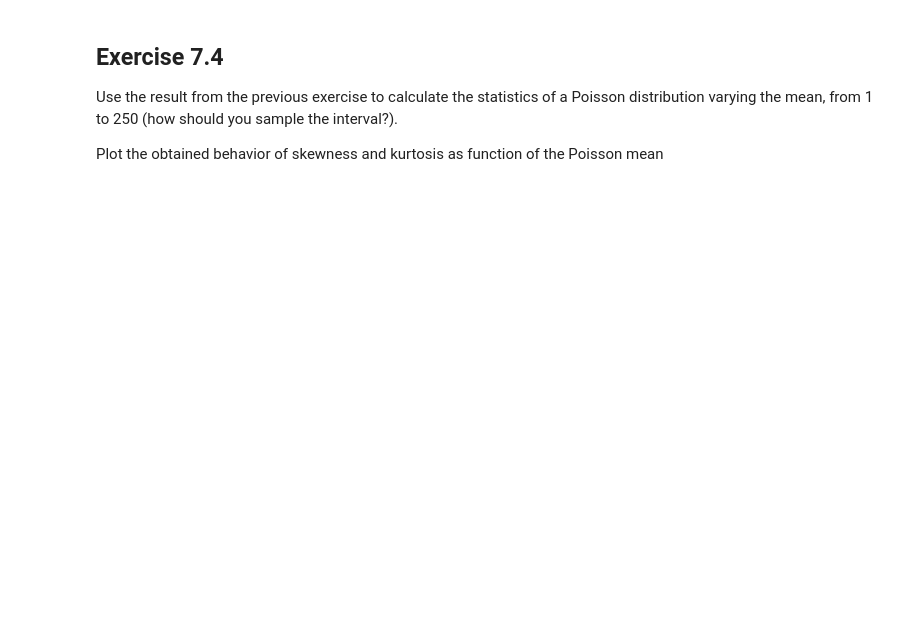
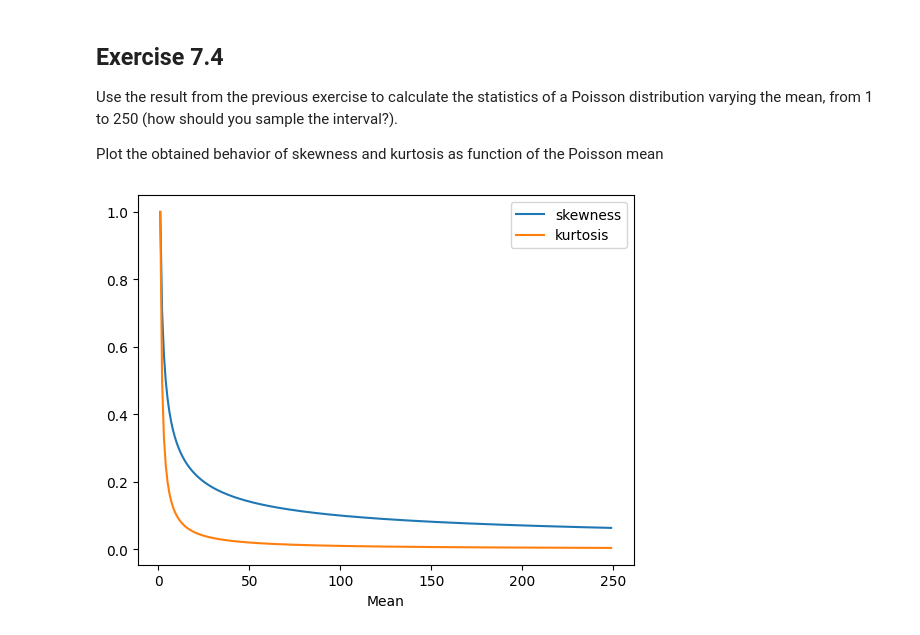
Before and after one commit to CarminatiGiovanni/LaboratorioCalcoloEStatistica, a Jupyter notebook: exercises_7_131123.ipynb, the cells around one changed output. Saved outputs shown, nothing was run; the diff lists cells and outputs as text; code cells hidden in the pictures; blank space fills up the shorter version.

```diff
--- a/exercises_7_131123.ipynb
+++ b/exercises_7_131123.ipynb
@@ -121,3 +123,20 @@ print(mean,var,skew,kurt)
 Use the result from the previous exercise to calculate the statistics of a Poisson distribution varying the mean, from 1 to 250 (how should you sample the interval?).
 
 Plot the obtained behavior of skewness and kurtosis as function of the Poisson mean
+# %%
+skew = []
+kurt = []
+
+N = np.arange(1,250)
+for i in N:
+    s = poisson_stats(i)
+    skew.append(s['skew'])
+    kurt.append(s['kurt'])
+
+plt.plot(N,skew,label='skewness')
+plt.plot(N,kurt,label='kurtosis')
+plt.xlabel('Mean')
+plt.legend()
+plt.show()
+# %% [output]
+[figure, added]
```
Also changed, not shown: parts of 1 cell of this notebook.
